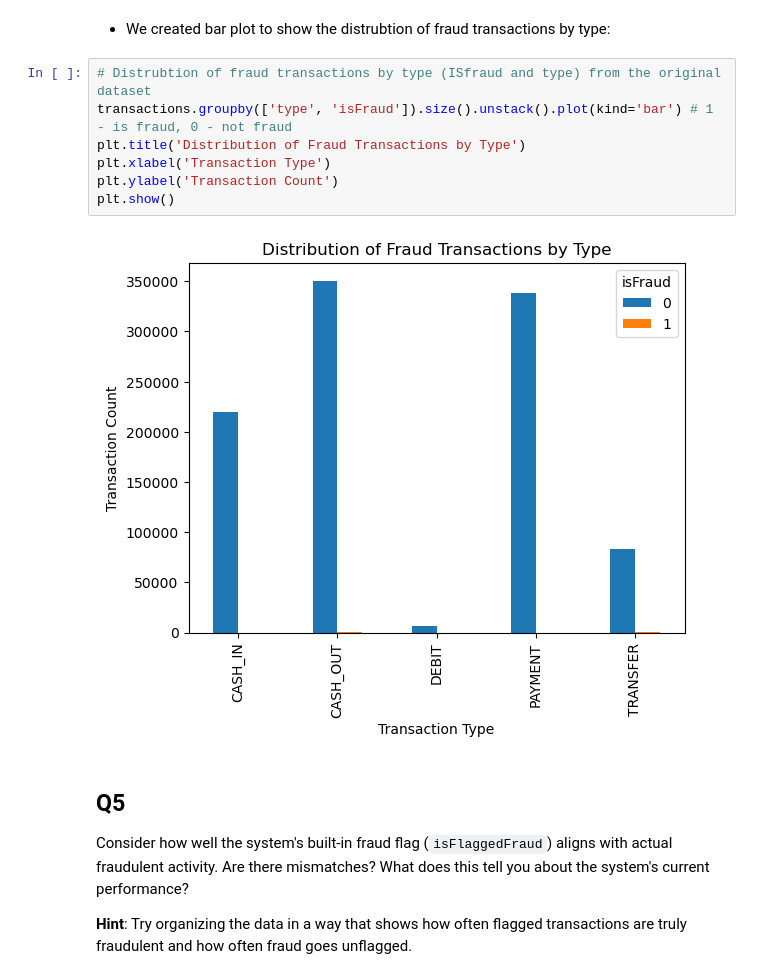
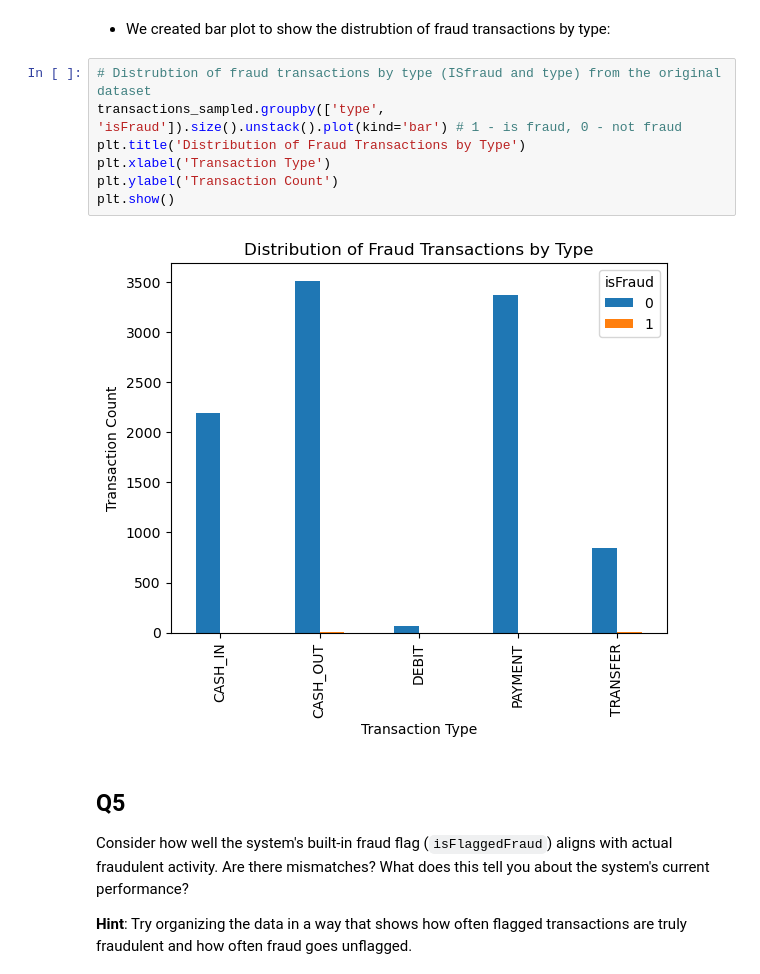
Before and after one commit to dwilliams170/Fraud_Detection_Squad, a Jupyter notebook: notebooks/eda.ipynb, the cells around one changed output. Drawn from its saved outputs; the diff is of its cells as text.

```diff
--- a/notebooks/eda.ipynb
+++ b/notebooks/eda.ipynb
@@ -268,13 +273,13 @@ It less way less than the count of 5,000 transactions. The data also shows that
 - We created bar plot to show the distrubtion of fraud transactions by type:
 # %%
 # Distrubtion of fraud transactions by type (ISfraud and type) from the original dataset
-transactions.groupby(['type', 'isFraud']).size().unstack().plot(kind='bar') # 1 - is fraud, 0 - not fraud
+transactions_sampled.groupby(['type', 'isFraud']).size().unstack().plot(kind='bar') # 1 - is fraud, 0 - not fraud
 plt.title('Distribution of Fraud Transactions by Type')
 plt.xlabel('Transaction Type')
 plt.ylabel('Transaction Count')
 plt.show()
 # %% [output]
-[figure, old version]
+[figure, new version]
 # %% [markdown]
 ## Q5
 
```
Also changed, not shown: parts of 27 cells of this notebook, 3 other files.
